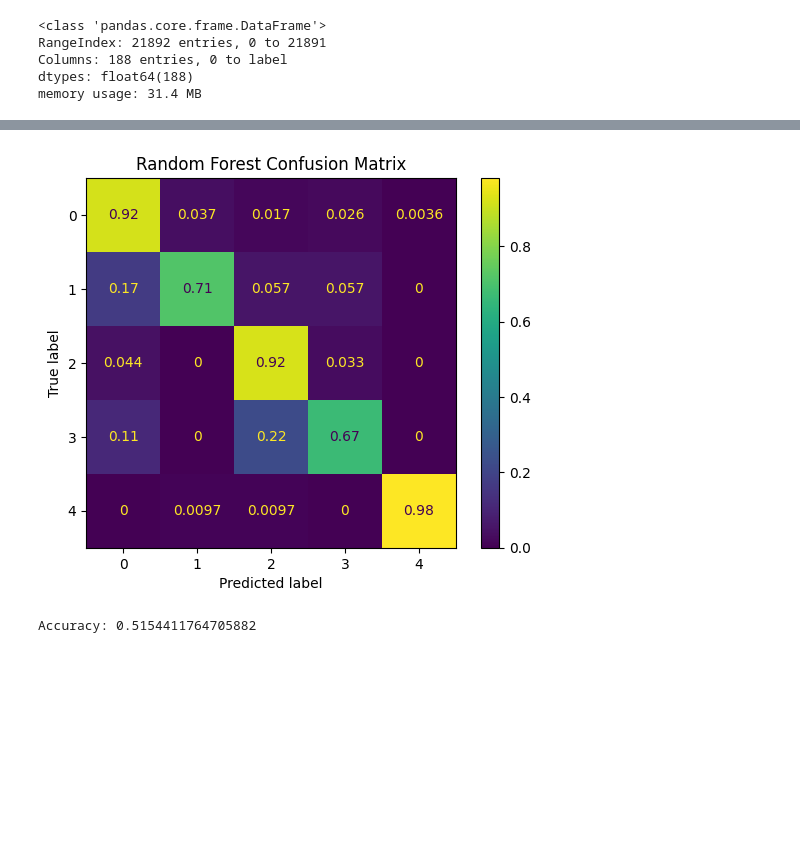
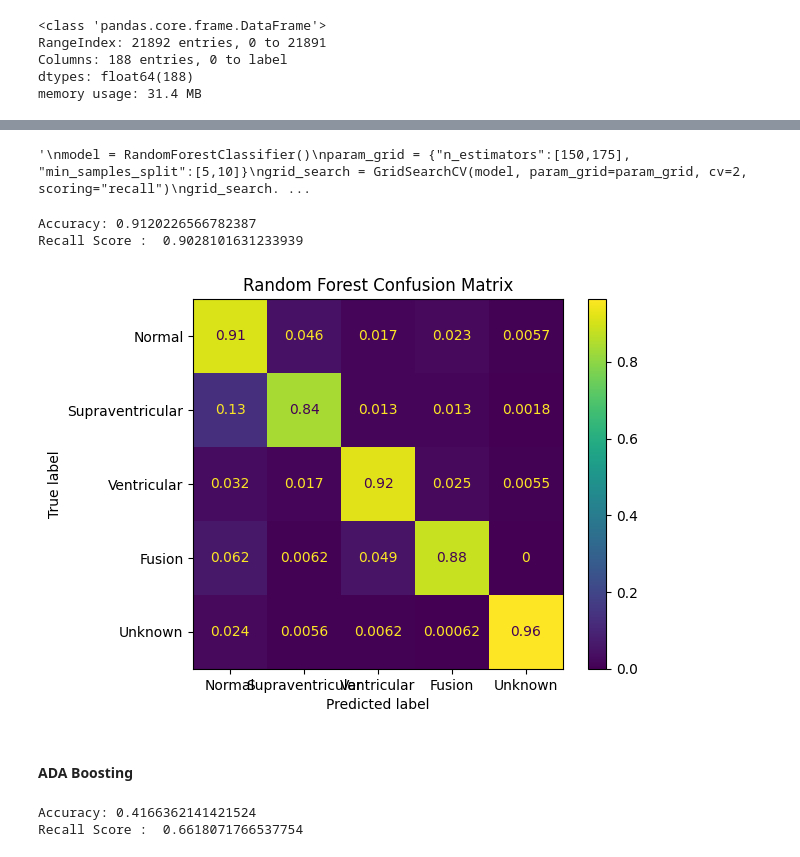
Before and after one commit to Dhawal-Modi/DSC_2024_Space_Jam, a Jupyter notebook: Task2.ipynb, the cells around one changed output, grey strips where cells are left out. Saved outputs shown, nothing was run; the diff lists cells and outputs as text; code cells hidden in the pictures; blank space fills up the shorter version.

```diff
--- a/Task2.ipynb
+++ b/Task2.ipynb
@@ -65,10 +104,9 @@ df_four = df_train[df_train['label'] == 4]
 # %%
-import random
-df_normal = df_normal.sample(n=1200, random_state=1)
+df_zero = df_zero.sample(n=1200, random_state=1)
 df_one = df_one.sample(n=1200, random_state=1)
 df_two = df_two.sample(n=1200, random_state=1)
 df_four = df_four.sample(n=1200, random_state=1)
 
-df_train_normalized = pd.concat([df_normal, df_one, df_two, df_three, df_four])
+df_train_normalized = pd.concat([df_zero, df_one, df_two, df_three, df_four, df_three])
 # %%
 df_train_normalized.info()
@@ -91,8 +155,7 @@ df_downsampled_test = df_test.sample(n=1360, random_state=1)
 # %%
-from sklearn.linear_model import LogisticRegression
-from sklearn.metrics import confusion_matrix
+X_train, y_train = df_train_normalized.iloc[:,:187], df_train_normalized.iloc[:,-1:]
+X_test, y_test = df_test.iloc[:,:187], df_test.iloc[:,-1:]
 
-X_train, y_train = df_train_normalized.iloc[:,:187], df_train_normalized.iloc[:,-1:]
-X_test, y_test = df_downsampled_test.iloc[:,:187], df_downsampled_test.iloc[:,-1:]
+#X_test, y_test = df_downsampled_test.iloc[:,:187], df_downsampled_test.iloc[:,-1:]
 
 accuracy = []
@@ -155,16 +257,43 @@ Accuracy: 0.9154411764705882
+# %%
+'''
+model = RandomForestClassifier()
+param_grid = {"n_estimators":[150,175], "min_samples_split":[5,10]}
+grid_search = GridSearchCV(model, param_grid=param_grid, cv=2, scoring="recall")
+grid_search.fit(X_train, y_train)
+print(grid_search.best_params_)
+print(grid_search.best_score_)
+'''
+# %% [output]
+'\nmodel = RandomForestClassifier()\nparam_grid = {"n_estimators":[150,175], "min_samples_split":[5,10]}\ngrid_search = GridSearchCV(model, param_grid=param_grid, cv=2, scoring="recall")\ngrid_search. ...
+# %%
+model = RandomForestClassifier(n_estimators = 150, min_samples_split=5, random_state=1, bootstrap=False)
+model.fit(X_train, y_train)
+
+
+y_pred_RF =  model.predict(X_test)
+accuracyRF = accuracy_score(y_test, y_pred_RF)
+
+print("Accuracy:", accuracyRF)
+
+print("Recall Score : ",recall_score(y_test, y_pred_RF,
+                                           pos_label='positive',
+                                           average='macro'))
+# %% [output]
+Accuracy: 0.9120226566782387
+Recall Score :  0.9028101631233939
 # %%
 confusion_matrix_RF = confusion_matrix(y_test, y_pred_RF, normalize='true')
 
-cm_display = metrics.ConfusionMatrixDisplay(confusion_matrix  = confusion_matrix_RF, display_labels = [0, 1, 2, 3, 4])
+cm_display = metrics.ConfusionMatrixDisplay(confusion_matrix  = confusion_matrix_RF,
+                                            display_labels = ["Normal", "Supraventricular", "Ventricular", "Fusion", "Unknown"])
 cm_display.plot()
 plt.title("Random Forest Confusion Matrix")
 plt.show()
 # %% [output]
-[figure, old version]
+[figure, new version]
+# %% [markdown]
+#### ADA Boosting
 # %%
-from sklearn.ensemble import AdaBoostClassifier
-from sklearn import metrics
-
 # Create adaboost classifer object
 abc = AdaBoostClassifier(n_estimators=50, learning_rate=1)
 # Train Adaboost Classifer
@@ -179,8 +308,13 @@ accuracy.append(accuracyADA)
 
 # Model Accuracy, how often is the classifier correct?
 print("Accuracy:",accuracyADA)
+
+print("Recall Score : ",recall_score(y_test, y_pred_ADA,
+                                           pos_label='positive',
+                                           average='macro'))
 # %% [output]
-Accuracy: 0.5154411764705882
+Accuracy: 0.4166362141421524
+Recall Score :  0.6618071766537754
 # %%
 confusion_matrix_ADA = confusion_matrix(y_test, y_pred_ADA, normalize='true')
 
```
Also changed, not shown: parts of 28 cells of this notebook.
